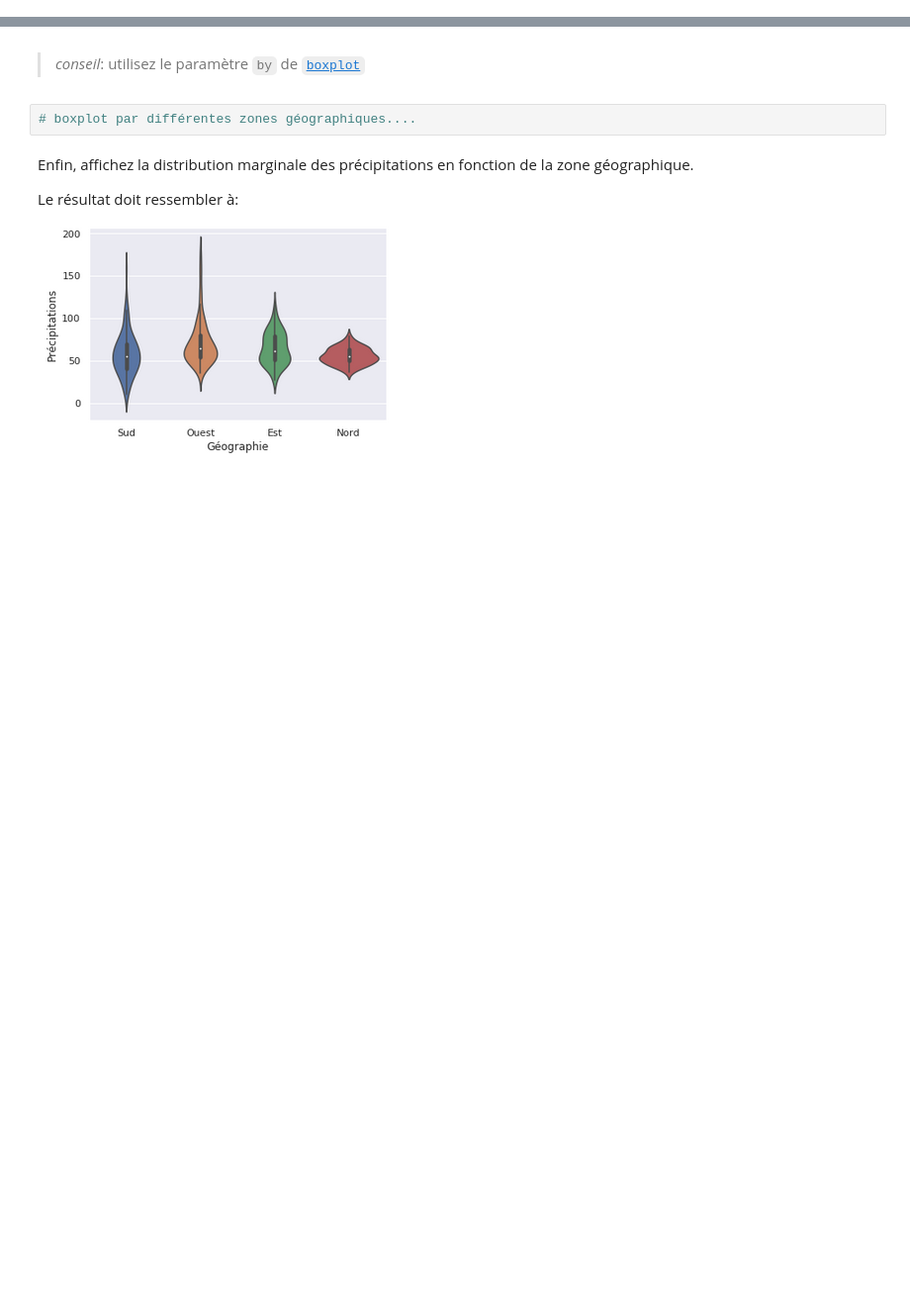
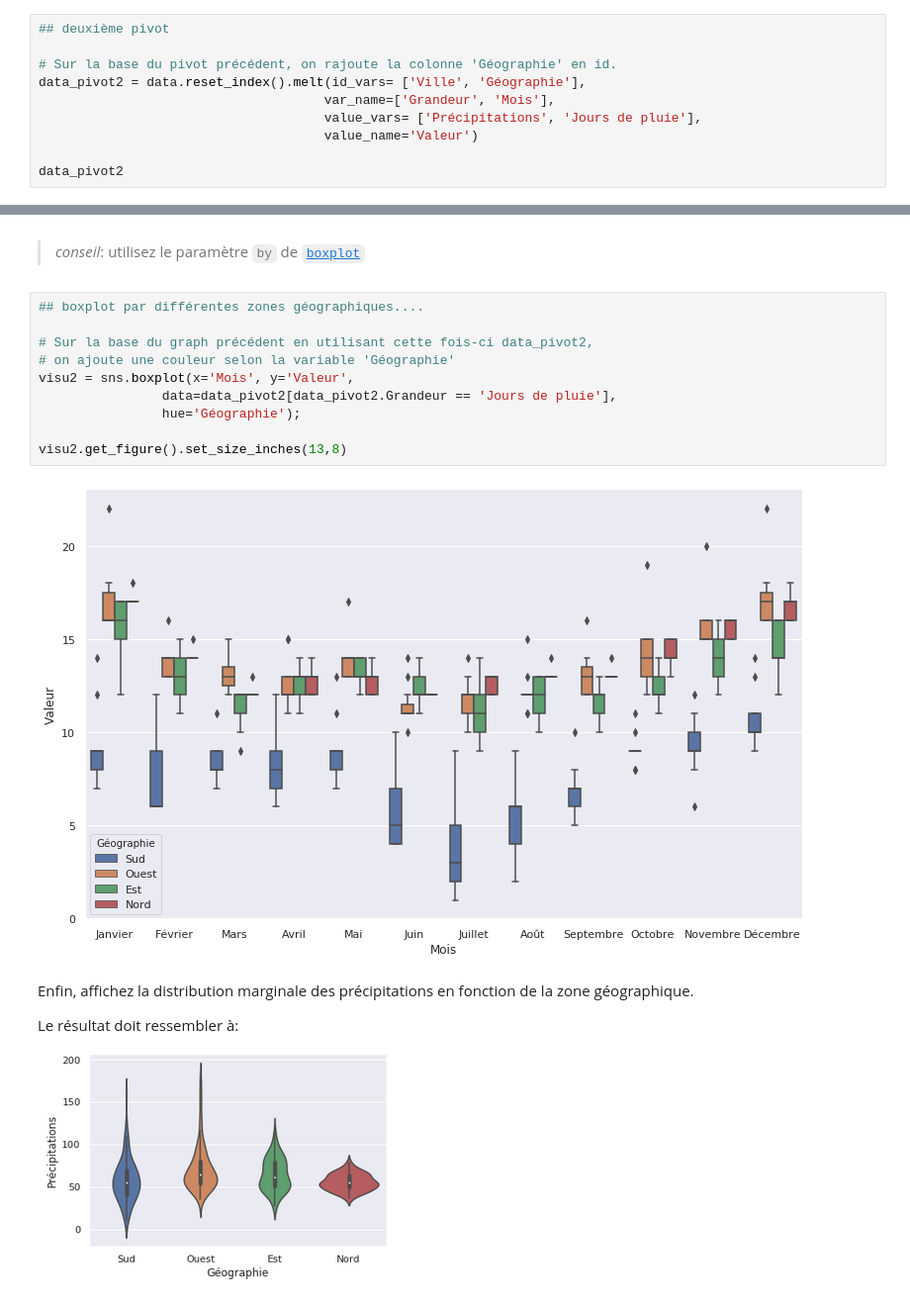
Before and after one commit to campusplage/compte-rendus-jottras_juventin, a Jupyter notebook: TP1_pandas.ipynb, the cells around one changed output, grey strips where cells are left out. Shown at 99% size. Drawn from its saved outputs; the diff is of its cells as text; blank space fills up the shorter version.

```diff
--- a/TP1_pandas.ipynb
+++ b/TP1_pandas.ipynb
@@ -357,0 +445,10 @@ En partant de la table initiale, génerer une table ressemblant à:
+# %%
+## deuxième pivot
+
+# Sur la base du pivot précédent, on rajoute la colonne 'Géographie' en id.
+data_pivot2 = data.reset_index().melt(id_vars= ['Ville', 'Géographie'],
+                                     var_name=['Grandeur', 'Mois'],
+                                     value_vars= ['Précipitations', 'Jours de pluie'],
+                                     value_name='Valeur')
+
+data_pivot2
@@ -385,8 +531,18 @@ Sophistiquez l'affichage précédent pour que les distributions se fassent en fo
 ![image.png](embedded-picture-1)
 
 > _conseil_: utilisez le paramètre `by` de [`boxplot`](https://seaborn.pydata.org/generated/seaborn.boxplot.html#seaborn.boxplot)
-# %%
-# boxplot par différentes zones géographiques....
+# %%
+## boxplot par différentes zones géographiques....
+
+# Sur la base du graph précédent en utilisant cette fois-ci data_pivot2,
+# on ajoute une couleur selon la variable 'Géographie'
+visu2 = sns.boxplot(x='Mois', y='Valeur',
+                data=data_pivot2[data_pivot2.Grandeur == 'Jours de pluie'],
+                hue='Géographie');
+
+visu2.get_figure().set_size_inches(13,8)
+# %% [output]
+[figure, added]
 # %% [markdown]
 Enfin, affichez la distribution marginale des précipitations en fonction de la zone géographique.
 
```
Also changed, not shown: parts of 23 cells of this notebook.
